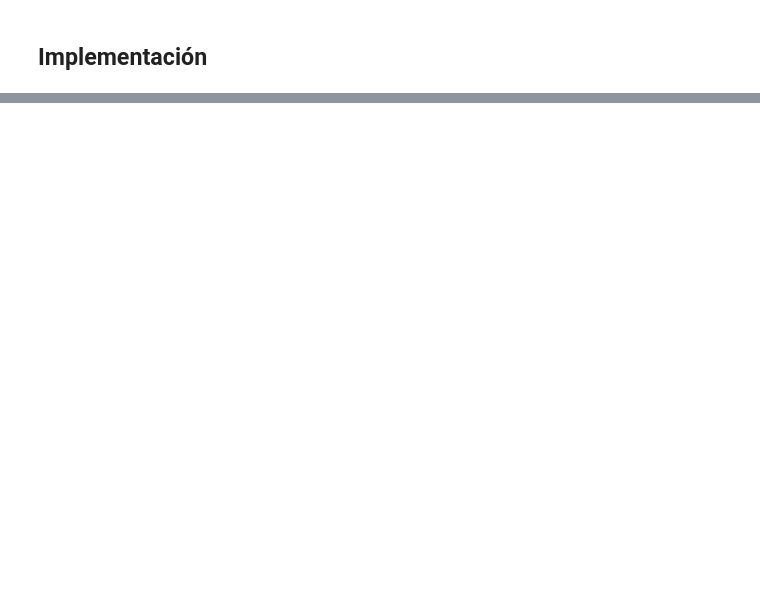
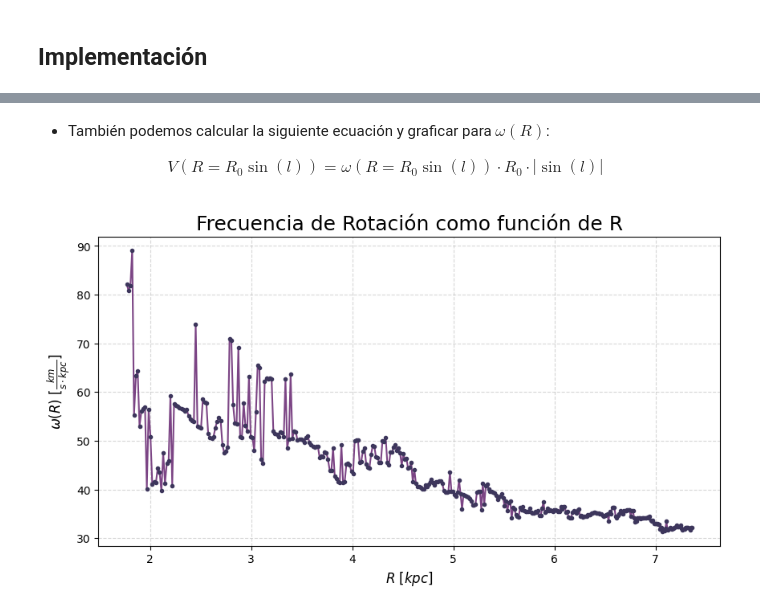
Before and after one commit to CrushinAngel/Astronomia_Experimental, a Jupyter notebook: Informe_2/southgalaxy.ipynb, the cells around one changed output, grey strips where cells are left out. Cells and saved outputs as stored; diff of their text form; code cells hidden in the pictures; blank space fills up the shorter version.

```diff
--- a/Informe_2/southgalaxy.ipynb
+++ b/Informe_2/southgalaxy.ipynb
@@ -272,0 +273,24 @@ plt.grid(alpha=0.5)
+# %% [markdown]
+* También podemos calcular la siguiente ecuación y graficar para $ \omega(R) $:
+
+\begin{align}
+V(R = R_0 \sin(l)) = \omega(R = R_0 \sin(l)) \cdot R_0 \cdot |\sin(l)|
+\end{align}
+# %%
+def wr(vr, longitude):
+    b_rad = np.radians(longitude)
+    wR = vr / (R0 * np.abs(np.sin(b_rad))) # despeje simple de la ecuación de arriba
+    return wR
+
+wR = wr(vR, lon)
+
+plt.figure(figsize=(10, 5))
+plt.plot(R, wR, color = '#7C4585')
+plt.plot(R, wR, linestyle = 'None', marker = '.', color = '#3D365C')
+plt.grid
+plt.title("Frecuencia de Rotación como función de R", fontsize=18)
+plt.xlabel("$R$ $[kpc]$", fontsize=12)
+plt.ylabel(r"$\omega(R)$ $[\frac{km}{s \cdot kpc}]$", fontsize=12)
+plt.grid(alpha=0.5, ls = '--')
+# %% [output]
+[figure, added]
```
Also changed, not shown: parts of 5 cells of this notebook.
